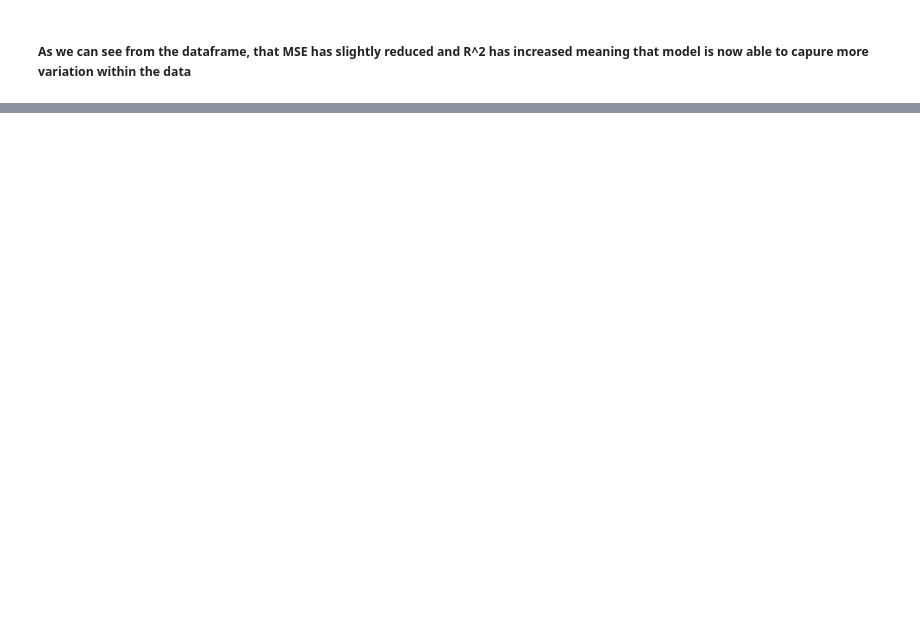
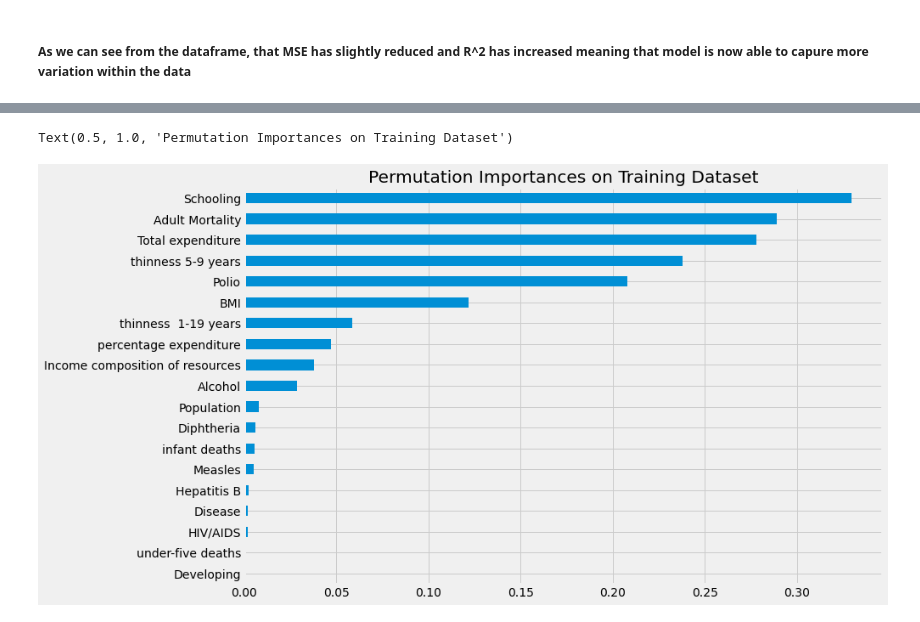
Before and after one commit to kushagradvlp/Life-Expectancy-Prediction, a Jupyter notebook: Life Expectancy Prediction.ipynb, the cells around one changed output, grey strips where cells are left out. Saved outputs shown, nothing was run; the diff lists cells and outputs as text; code cells hidden in the pictures; blank space fills up the shorter version.

```diff
--- a/Life Expectancy Prediction.ipynb
+++ b/Life Expectancy Prediction.ipynb
@@ -516,0 +741,7 @@ df_acc
+# %%
+perm_imp_train = permutation_importance(
+    estimator=model_tau_fit,
+    X=X_train,
+    y=y_train,
+    random_state=42).importances_mean
+pd.Series(perm_imp_train, feature_names).sort_values(ascending=False)
@@ -516,0 +769,6 @@ df_acc
+# %%
+pd.Series(perm_imp_train, feature_names).sort_values().plot(kind='barh', figsize=(12, 8))
+plt.title('Permutation Importances on Training Dataset')
+# %% [output]
+Text(0.5, 1.0, 'Permutation Importances on Training Dataset')
+[figure, added]
```
Also changed, not shown: parts of 66 cells of this notebook.
